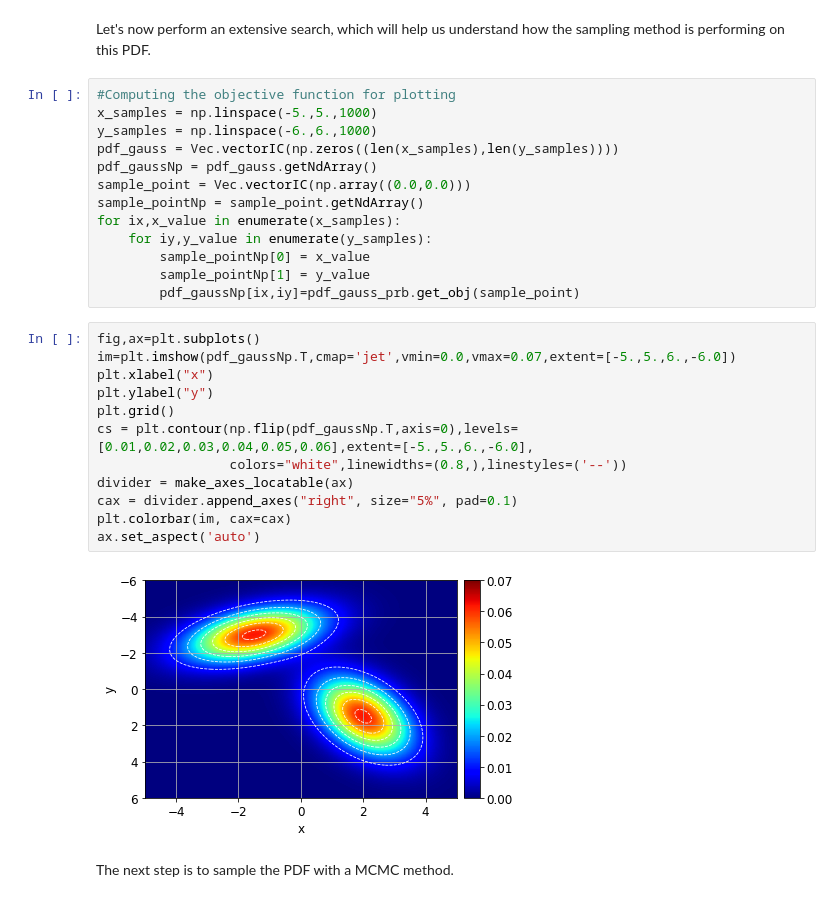
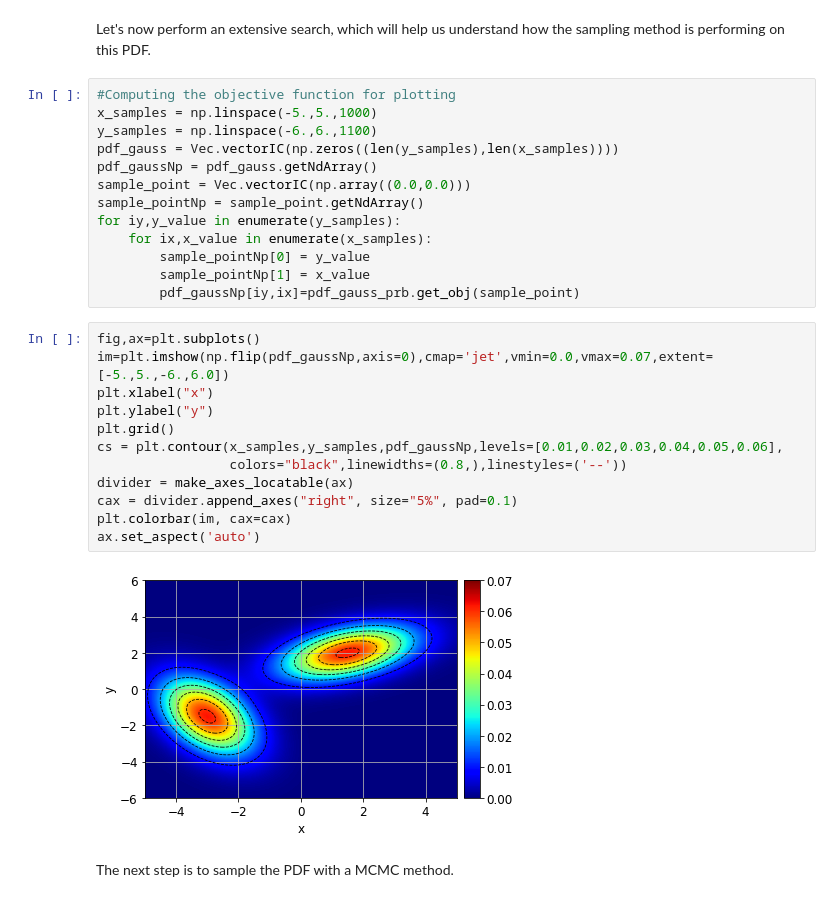
Before and after one commit to arustamm/pythonSolver, a Jupyter notebook: GenericSolver/notebooks/MCMC.ipynb, the cells around one changed output. Drawn from its saved outputs; the diff is of its cells as text.

```diff
--- a/GenericSolver/notebooks/MCMC.ipynb
+++ b/GenericSolver/notebooks/MCMC.ipynb
@@ -106,30 +105,30 @@ Let's now perform an extensive search, which will help us understand how the sam
 # %%
 #Computing the objective function for plotting
 x_samples = np.linspace(-5.,5.,1000)
-y_samples = np.linspace(-6.,6.,1000)
-pdf_gauss = Vec.vectorIC(np.zeros((len(x_samples),len(y_samples))))
+y_samples = np.linspace(-6.,6.,1100)
+pdf_gauss = Vec.vectorIC(np.zeros((len(y_samples),len(x_samples))))
 pdf_gaussNp = pdf_gauss.getNdArray()
 sample_point = Vec.vectorIC(np.array((0.0,0.0)))
 sample_pointNp = sample_point.getNdArray()
-for ix,x_value in enumerate(x_samples):
-	for iy,y_value in enumerate(y_samples):
-		sample_pointNp[0] = x_value
-		sample_pointNp[1] = y_value
-		pdf_gaussNp[ix,iy]=pdf_gauss_prb.get_obj(sample_point)
+for iy,y_value in enumerate(y_samples):
+	for ix,x_value in enumerate(x_samples):
+		sample_pointNp[0] = y_value
+		sample_pointNp[1] = x_value
+		pdf_gaussNp[iy,ix]=pdf_gauss_prb.get_obj(sample_point)
 # %%
 fig,ax=plt.subplots()
-im=plt.imshow(pdf_gaussNp.T,cmap='jet',vmin=0.0,vmax=0.07,extent=[-5.,5.,6.,-6.0])
+im=plt.imshow(np.flip(pdf_gaussNp,axis=0),cmap='jet',vmin=0.0,vmax=0.07,extent=[-5.,5.,-6.,6.0])
 plt.xlabel("x")
 plt.ylabel("y")
 plt.grid()
-cs = plt.contour(np.flip(pdf_gaussNp.T,axis=0),levels=[0.01,0.02,0.03,0.04,0.05,0.06],extent=[-5.,5.,6.,-6.0],
-                 colors="white",linewidths=(0.8,),linestyles=('--'))
+cs = plt.contour(x_samples,y_samples,pdf_gaussNp,levels=[0.01,0.02,0.03,0.04,0.05,0.06],
+                 colors="black",linewidths=(0.8,),linestyles=('--'))
 divider = make_axes_locatable(ax)
 cax = divider.append_axes("right", size="5%", pad=0.1)
 plt.colorbar(im, cax=cax)
 ax.set_aspect('auto')
 # %% [output]
-[figure, old version]
+[figure, new version]
 # %% [markdown]
 The next step is to sample the PDF with a MCMC method.
 # %%
```
Also changed, not shown: parts of 4 cells of this notebook.
